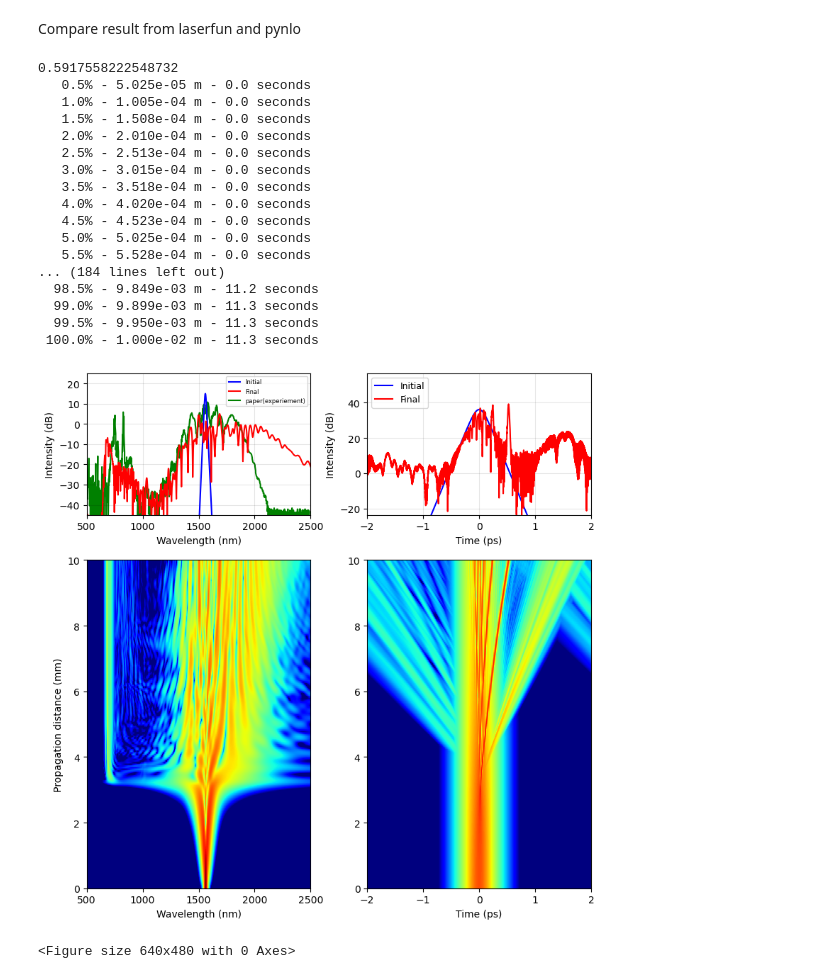
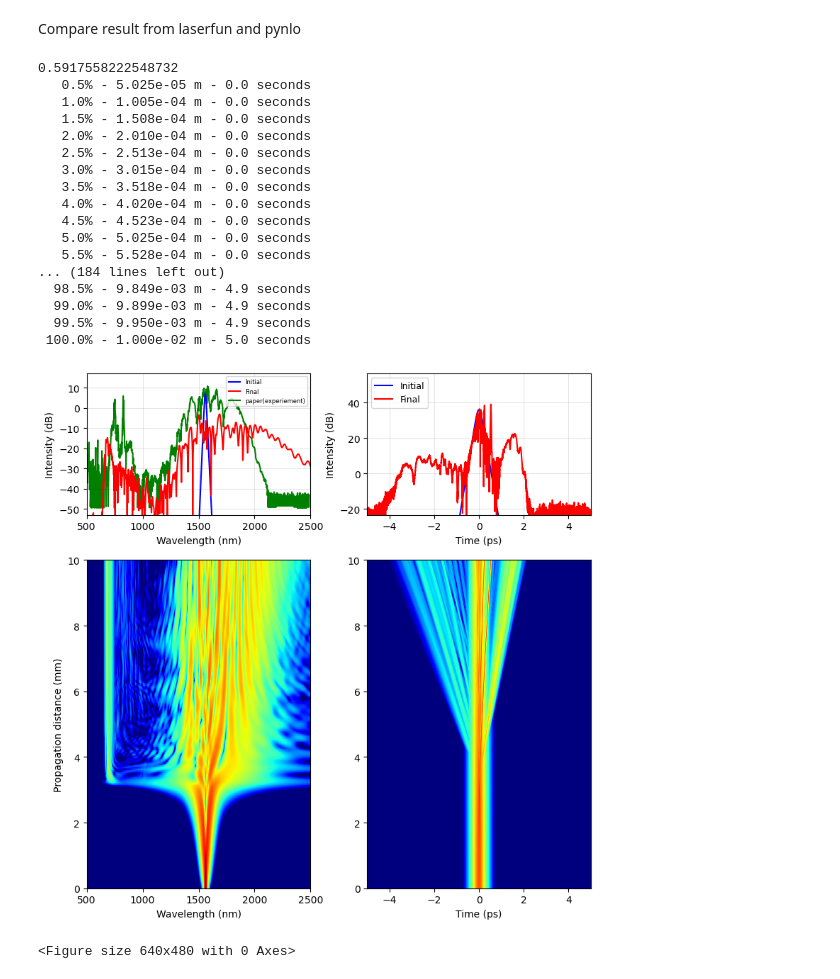
Before and after one commit to elizaleung830/SC-generation-stimulation, a Jupyter notebook: SCG_Stimulation/Benchmark/laserfun/Juanjuan 2019/code/Figure4a.ipynb, the cells around one changed output. Drawn from its saved outputs; the diff is of its cells as text; code cells hidden in the pictures.

```diff
--- a/SCG_Stimulation/Benchmark/laserfun/Juanjuan 2019/code/Figure4a.ipynb
+++ b/SCG_Stimulation/Benchmark/laserfun/Juanjuan 2019/code/Figure4a.ipynb
@@ -20,7 +20,7 @@ TOD = False  # Third order dispersion (ps^3)
 FOD = False  # Fourth order dispersion
 rep_rate = 80 * 1e6 # rep rate in hz
 # simulation parameters
-Window = 4  # simulation window (ps)
+Window = 10  # simulation window (ps)
 Steps = 200  # simulation steps
 Points = 2 ** 14  # simulation points
 rtol = 1e-4  # relative error for NLSE integrator
@@ -69,41 +69,41 @@ f.set_dispersion_function(disp_function, dispersion_format='n')
 results = lf.NLSE(p, f, raman=Raman, shock=Steep, nsaves=Steps, rtol=rtol,
                   atol=atol, print_status=True)
 ###
-fig, axes = results.plot(wavelength=True, show=False, tlim=(-2, 2), flim=(500, 2500), units="dB",rep_rate= rep_rate, cparam = [50, 60])
+fig, axes = results.plot(wavelength=True, show=False, tlim=(-5, 5), flim=(500, 2500), units="dB",rep_rate= rep_rate, cparam = [50, 60])
 
 #------------- Plot reference -----------
 ref = pd.read_csv(
     "../reference_data/Figure4a.csv", dtype=np.float64
 )
 ref_x, ref_y = np.split(ref.values, 2, axis=1)
 
 axes[0][0].plot(ref_x, ref_y + 30, c="green", label="paper(experiement)", zorder=0)
 axes[0][0].legend(loc="upper right", prop={'size': 6},fontsize=8)
 
 plt.set_cmap('jet')
 plt.show()
 
 plt.set_cmap('jet')
 plt.show()
 # %% [output]
 0.5917558222548732
    0.5% - 5.025e-05 m - 0.0 seconds
    1.0% - 1.005e-04 m - 0.0 seconds
    1.5% - 1.508e-04 m - 0.0 seconds
    2.0% - 2.010e-04 m - 0.0 seconds
    2.5% - 2.513e-04 m - 0.0 seconds
    3.0% - 3.015e-04 m - 0.0 seconds
    3.5% - 3.518e-04 m - 0.0 seconds
    4.0% - 4.020e-04 m - 0.0 seconds
    4.5% - 4.523e-04 m - 0.0 seconds
    5.0% - 5.025e-04 m - 0.0 seconds
    5.5% - 5.528e-04 m - 0.0 seconds
 ... (184 lines left out)
-  98.5% - 9.849e-03 m - 11.2 seconds
-  99.0% - 9.899e-03 m - 11.3 seconds
-  99.5% - 9.950e-03 m - 11.3 seconds
- 100.0% - 1.000e-02 m - 11.3 seconds
+  98.5% - 9.849e-03 m - 4.9 seconds
+  99.0% - 9.899e-03 m - 4.9 seconds
+  99.5% - 9.950e-03 m - 4.9 seconds
+ 100.0% - 1.000e-02 m - 5.0 seconds
-[figure, old version]
+[figure, new version]
 <Figure size 640x480 with 0 Axes>
 # %%
 import numpy as np
```
Also changed, not shown: parts of 1 cell of this notebook, 17 other files.
